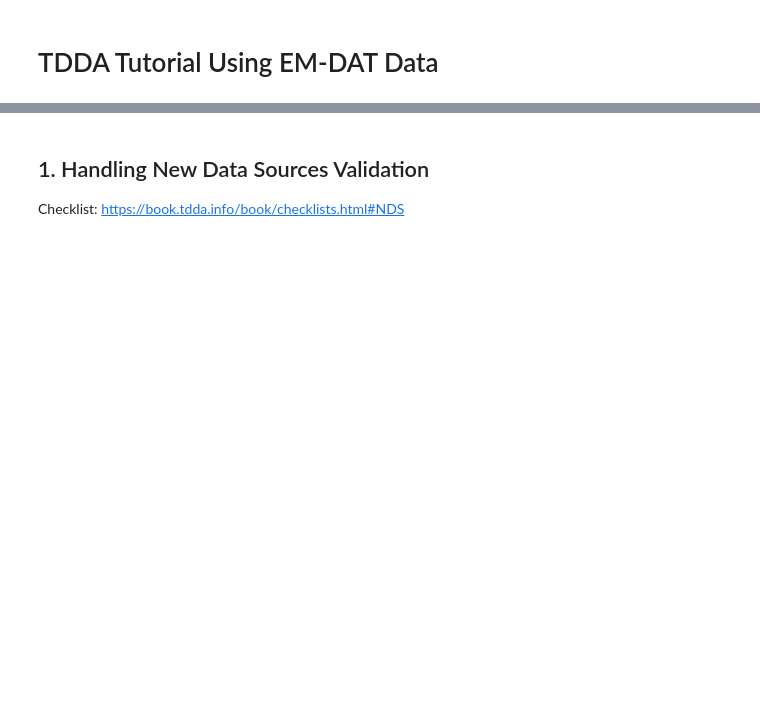
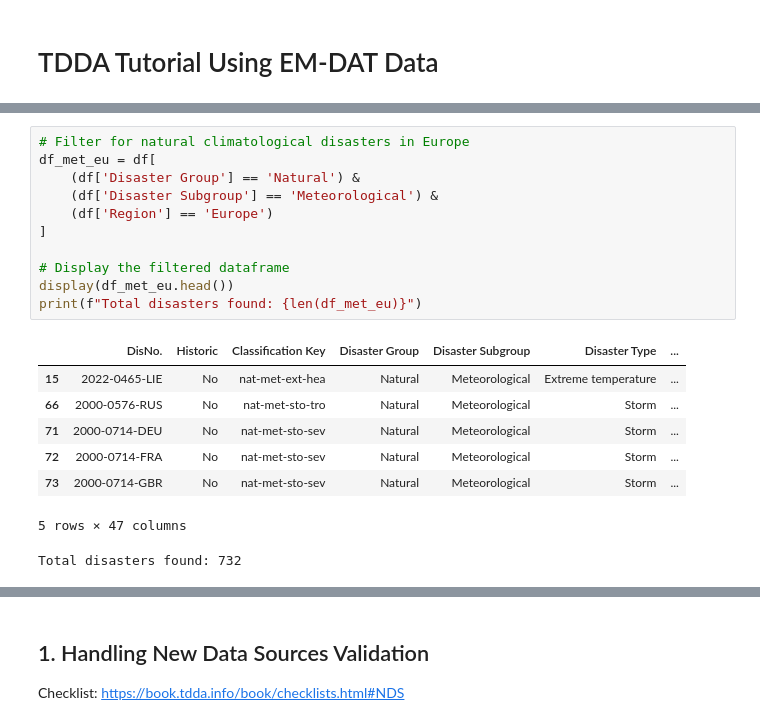
Before and after one commit to mjduarterosa/tdda-tutorial_emdat, a Jupyter notebook: notebooks/tdd_tutorial_EMDAT.ipynb, the cells around one changed output, grey strips where cells are left out. Cells and saved outputs as stored; diff of their text form; blank space fills up the shorter version.

```diff
--- a/notebooks/tdd_tutorial_EMDAT.ipynb
+++ b/notebooks/tdd_tutorial_EMDAT.ipynb
@@ -2,0 +46,20 @@
+# %%
+# Filter for natural climatological disasters in Europe
+df_met_eu = df[
+    (df['Disaster Group'] == 'Natural') &
+    (df['Disaster Subgroup'] == 'Meteorological') &
+    (df['Region'] == 'Europe')
+]
+
+# Display the filtered dataframe
+display(df_met_eu.head())
+print(f"Total disasters found: {len(df_met_eu)}")
+# %% [output]
+|  | DisNo. | Historic | Classification Key | Disaster Group | Disaster Subgroup | Disaster Type | ... |
+| 15 | 2022-0465-LIE | No | nat-met-ext-hea | Natural | Meteorological | Extreme temperature | ... |
+| 66 | 2000-0576-RUS | No | nat-met-sto-tro | Natural | Meteorological | Storm | ... |
+| 71 | 2000-0714-DEU | No | nat-met-sto-sev | Natural | Meteorological | Storm | ... |
+| 72 | 2000-0714-FRA | No | nat-met-sto-sev | Natural | Meteorological | Storm | ... |
+| 73 | 2000-0714-GBR | No | nat-met-sto-sev | Natural | Meteorological | Storm | ... |
+5 rows × 47 columns
+Total disasters found: 732
```
Also changed, not shown: parts of 12 cells of this notebook.
